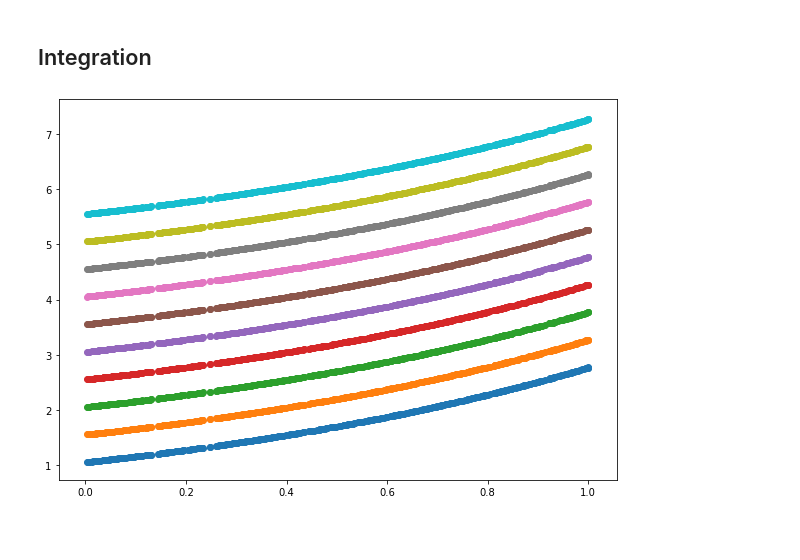
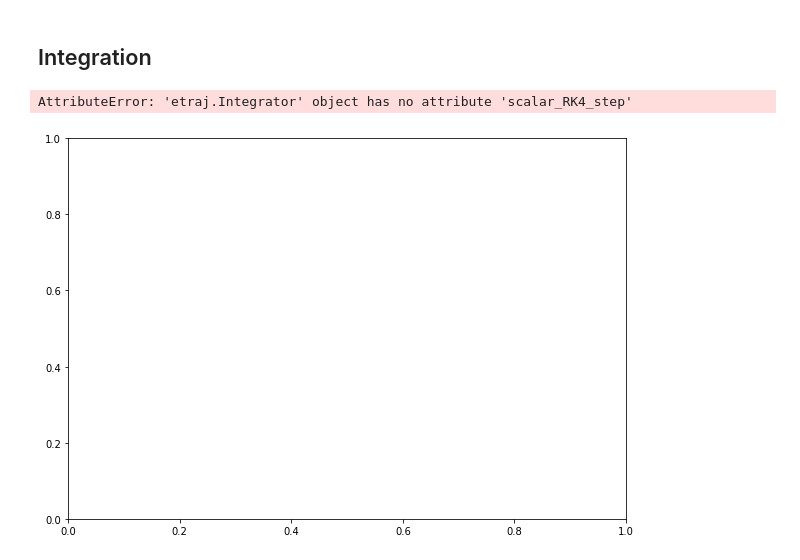
Before and after one commit to infophysics/EntropicTrajectories, a Jupyter notebook: notebooks/Fields/Scalar Fields.ipynb, the cells around one changed output. Saved outputs shown, nothing was run; the diff lists cells and outputs as text; code cells hidden in the pictures; blank space fills up the shorter version.

Commit message:
Updated much of the code for field and scalarfield, ugrid and kdtree.  Inteprolator needs to be reformated as well, and then its on to setting up the appropriate derivative functions for fields.

```diff
--- a/notebooks/Fields/Scalar Fields.ipynb
+++ b/notebooks/Fields/Scalar Fields.ipynb
@@ -12,0 +15,10 @@ import etraj.etraj as et
+# %%
+# grab the attributes of Grid
+attributes = dir(ScalarField)
+attributes = [a for a in attributes if a[0] != "_"]
+
+# print the ones which are not built in
+print("#: function")
+print("++++++++++++++++++")
+for i in range(len(attributes)):
+    print("%s: %s()" % (i+1,attributes[i]))
@@ -40,13 +71,14 @@ Logger at: 0x5593c7c5ed00,
 # create a uniformly random one-dimensional grid
 # between -5 and 5 with N = 10000 points.
 N = 500
-x = np.random.uniform(-2*np.pi,2*np.pi,N)
+x = [[np.random.uniform(-2*np.pi,2*np.pi,1)[0]] for i in range(N)]
 
 # next, create the grid of microstates for this
 # set of points.
 g = UGrid(x)
 
-S = ScalarField('SField with grid',g)
+S = ScalarField(g,g.log)
+print(g)
 print(S)
 # %% [output]
 ++++++++++++++++++++++++++++++++++++++++++++++++++++
@@ -263,11 +284,10 @@ plt.show()
 # %%
 # We can also divide two scalar fields whenever
 # their functional form does not cross f(x) = 0.
-x = np.random.uniform(0,1,N)
 g = UGrid(x)
 
-SD1 = ScalarField('2.0',g,[2.0 for i in range(len(x))])
-SD2 = ScalarField('exp(x)',g,np.exp(x))
+SD1 = ScalarField('2.0',[2.0 for i in range(len(x))],g)
+SD2 = ScalarField('exp(x)',np.exp(x),g)
 SD3 = SD1 / SD2
 print(SD3)
 # %% [output]
@@ -309,11 +330,12 @@ plt.show()
 ## Integration
 # %%
 # first import the integrator
-from etraj.etraj import Integrator
+from etraj import Integrator
 fig,axs = plt.subplots(figsize=(10,7))
 for i in range(100):
-    SD2.get_integrator().scalar_RK4_step(g,SD2,0.1)
+    SD2.get_Integrator().scalar_RK4_step(g,SD2,0.1)
     if i % 10 == 0:
         axs.scatter(x,SD2.get_field())
 # %% [output]
+AttributeError: 'etraj.Integrator' object has no attribute 'scalar_RK4_step'
-[figure, old version]
+[figure, new version]
```
Also changed, not shown: parts of 17 cells of this notebook, 34 other files.
